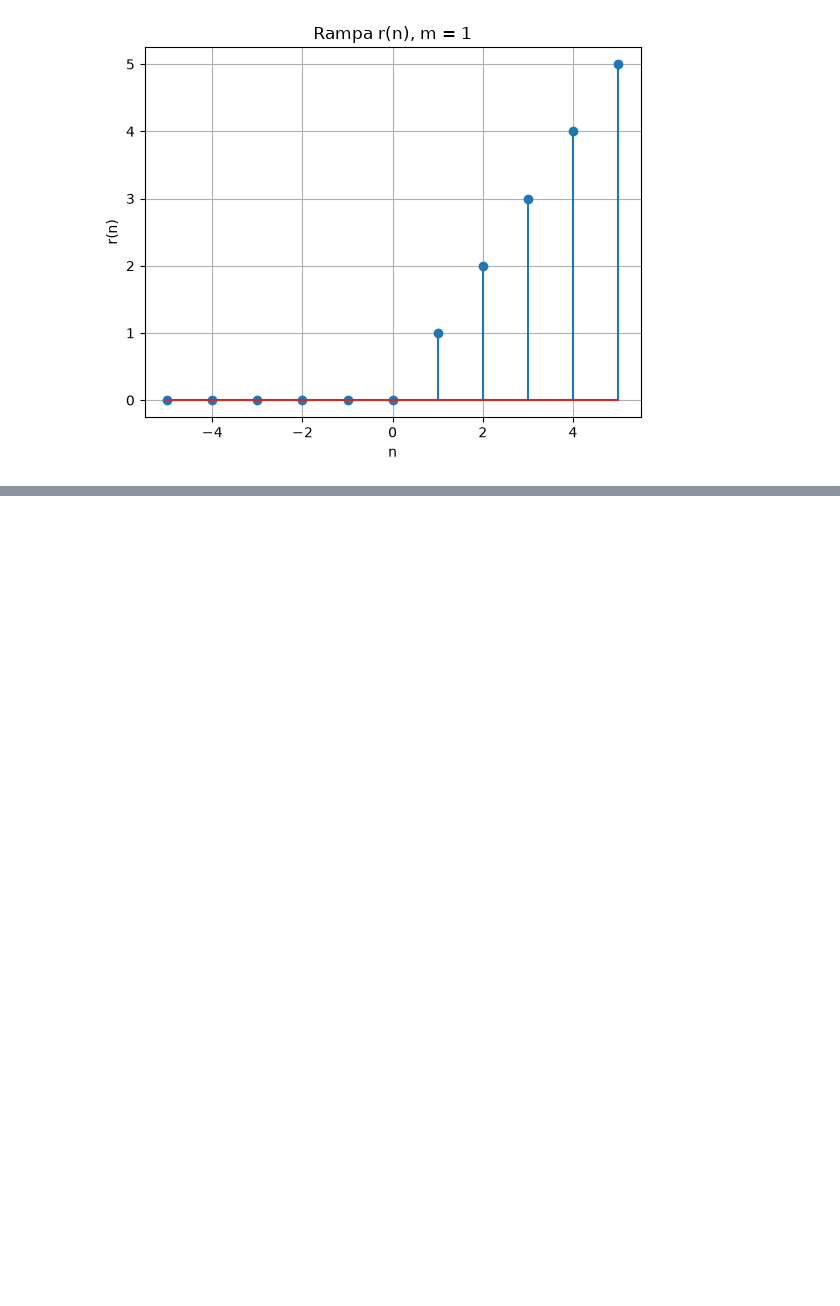
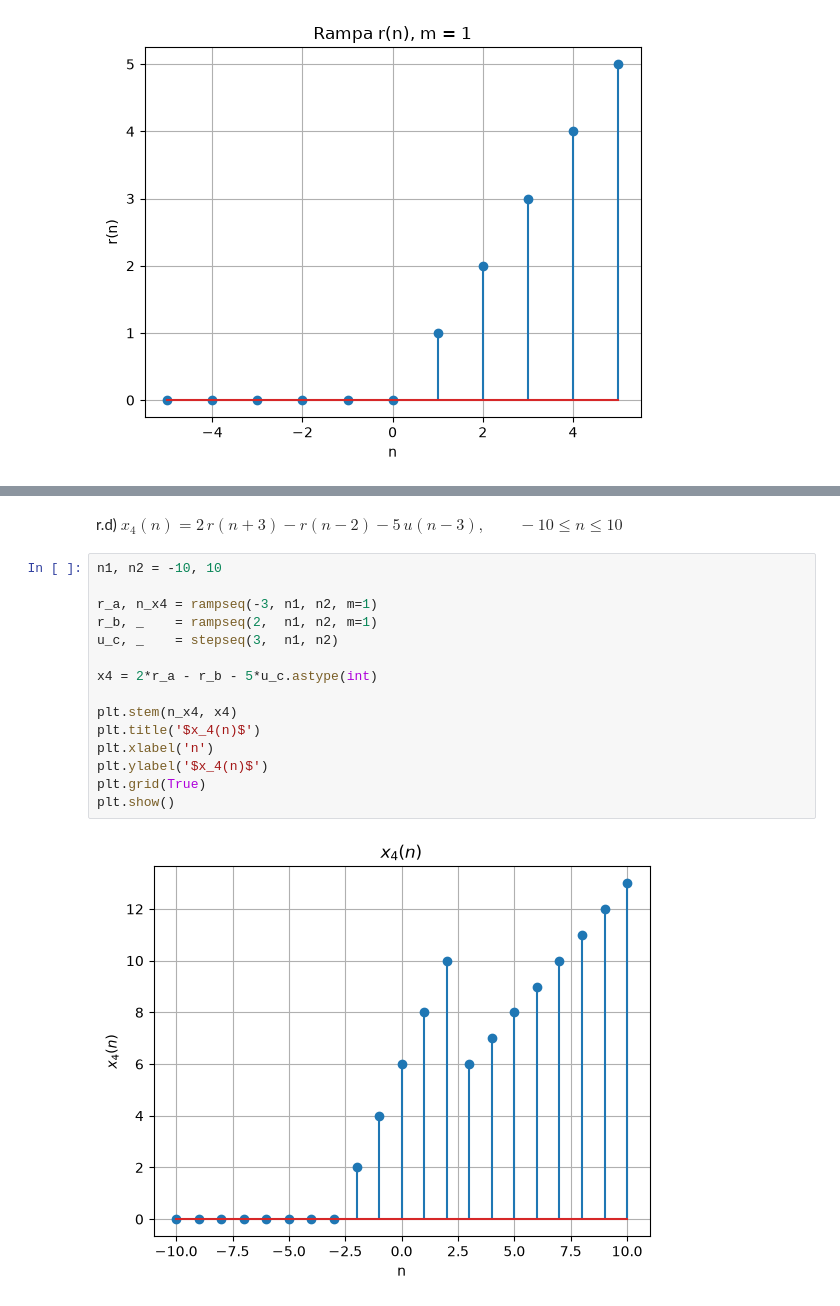
Before and after one commit to soficede/biosenales_2026, a Jupyter notebook: practica_01/practica_1.ipynb, the cells around one changed output, grey strips where cells are left out. Cells and saved outputs as stored; diff of their text form; blank space fills up the shorter version.

```diff
--- a/practica_01/practica_1.ipynb
+++ b/practica_01/practica_1.ipynb
@@ -209,0 +270,19 @@ plt.show()
+# %% [markdown]
+r.d) $x_4(n) = 2\,r(n+3) - r(n-2) - 5\,u(n-3), \qquad -10 \leq n \leq 10$
+# %%
+n1, n2 = -10, 10
+
+r_a, n_x4 = rampseq(-3, n1, n2, m=1)
+r_b, _    = rampseq(2,  n1, n2, m=1)
+u_c, _    = stepseq(3,  n1, n2)
+
+x4 = 2*r_a - r_b - 5*u_c.astype(int)
+
+plt.stem(n_x4, x4)
+plt.title('$x_4(n)$')
+plt.xlabel('n')
+plt.ylabel('$x_4(n)$')
+plt.grid(True)
+plt.show()
+# %% [output]
+[figure, added]
```
Also changed, not shown: parts of 33 cells of this notebook.
